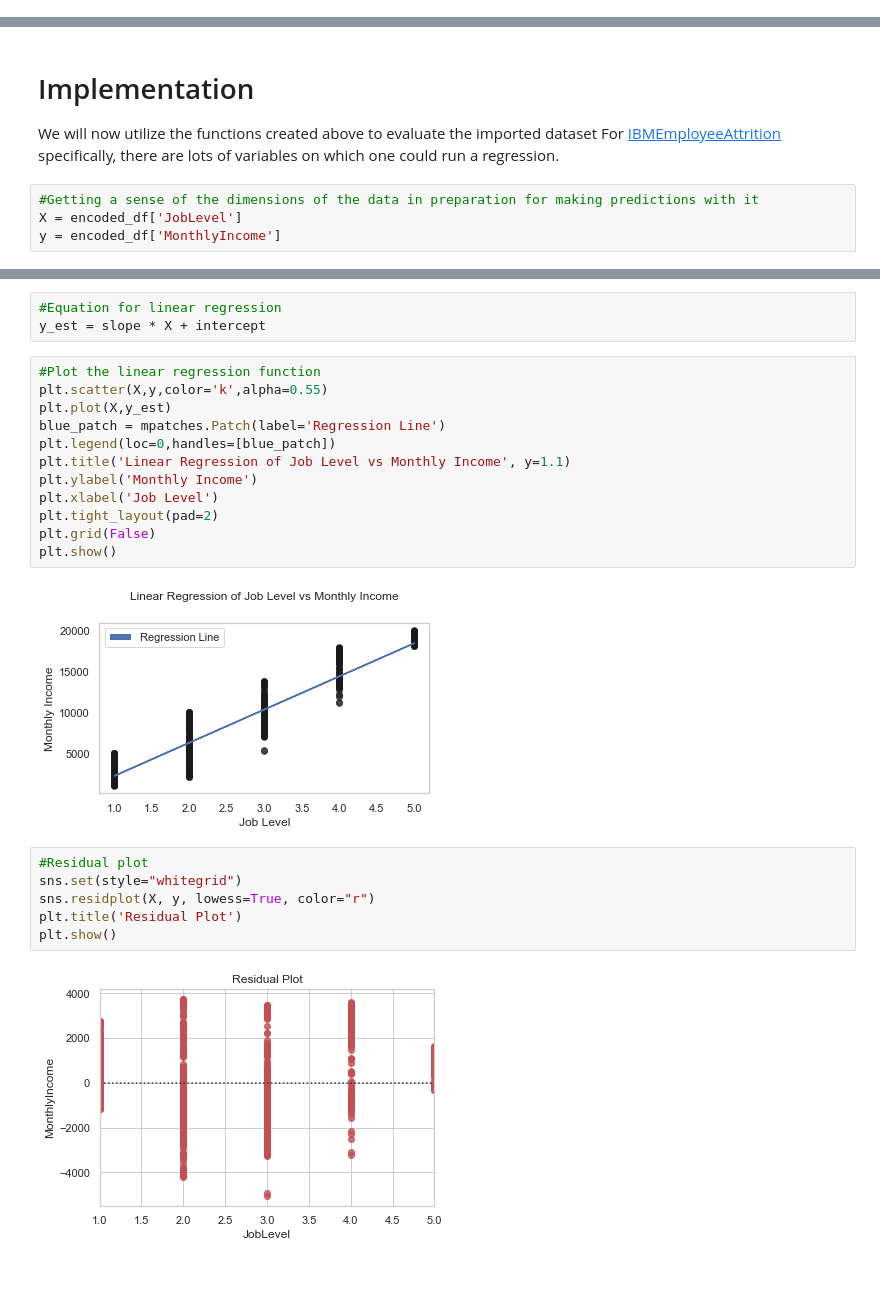
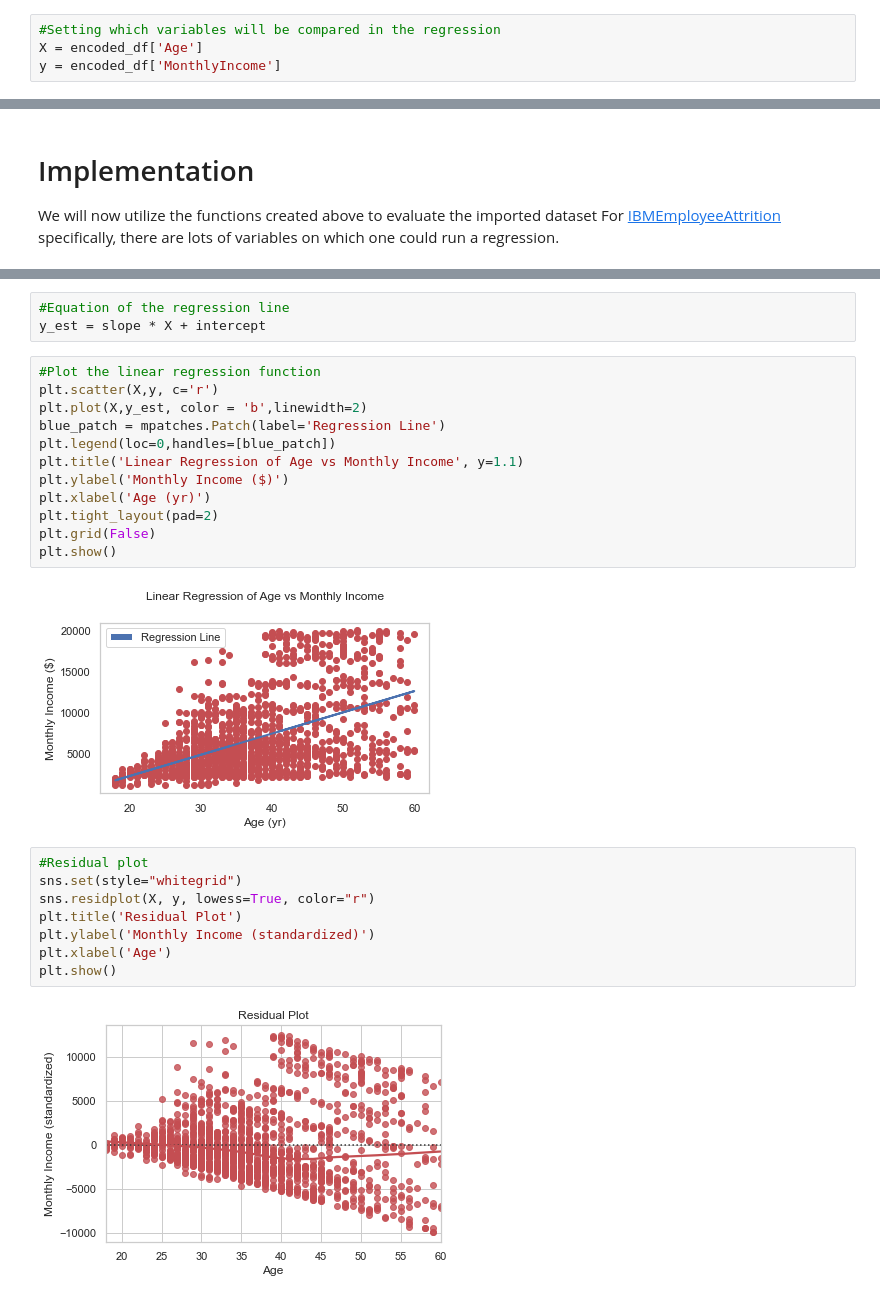
Before and after one commit to Madison-Bunting/INDE-577, a Jupyter notebook: supervised learning/1- linear regression/Linear Regression - from scratch.ipynb, the cells around one changed output, grey strips where cells are left out. Cells and saved outputs as stored; diff of their text form.

```diff
--- a/supervised learning/1- linear regression/Linear Regression - from scratch.ipynb
+++ b/supervised learning/1- linear regression/Linear Regression - from scratch.ipynb
@@ -76,6 +75,10 @@ def Covariance(X,Y):
 # %% [markdown]
 ## Pre-Processing
 Before we can run linear regression, we need to pre-process the data and encode labels. We will do this using sklearn's preprocessing package.
+# %%
+#Setting which variables will be compared in the regression
+X = encoded_df['Age']
+y = encoded_df['MonthlyIncome']
 # %%
 #Create a function which takes the dataset as input and ouputs the processed dataset
 def preprocessor(df):
@@ -98,9 +101,5 @@ encoded_df = preprocessor(df)
 # %% [markdown]
 # Implementation
 We will now utilize the functions created above to evaluate the imported dataset For [IBMEmployeeAttrition](https://github.com/Madison-Bunting/INDE-577/blob/main/IBMEmployeeAttrition.csv) specifically, there are lots of variables on which one could run a regression.
-# %%
-#Getting a sense of the dimensions of the data in preparation for making predictions with it
-X = encoded_df['JobLevel']
-y = encoded_df['MonthlyIncome']
 # %%
 #Divide the data into test and training sets
@@ -138,25 +119,27 @@ Correlation Coefficient: 0.938055972973744
 # %%
-#Equation for linear regression
+#Equation of the regression line
 y_est = slope * X + intercept
 # %%
 #Plot the linear regression function
-plt.scatter(X,y,color='k',alpha=0.55)
-plt.plot(X,y_est)
+plt.scatter(X,y, c='r')
+plt.plot(X,y_est, color = 'b',linewidth=2)
 blue_patch = mpatches.Patch(label='Regression Line')
 plt.legend(loc=0,handles=[blue_patch])
-plt.title('Linear Regression of Job Level vs Monthly Income', y=1.1)
-plt.ylabel('Monthly Income')
-plt.xlabel('Job Level')
+plt.title('Linear Regression of Age vs Monthly Income', y=1.1)
+plt.ylabel('Monthly Income ($)')
+plt.xlabel('Age (yr)')
 plt.tight_layout(pad=2)
 plt.grid(False)
 plt.show()
 # %% [output]
-[figure, old version]
+[figure, new version]
 # %%
 #Residual plot
 sns.set(style="whitegrid")
 sns.residplot(X, y, lowess=True, color="r")
 plt.title('Residual Plot')
+plt.ylabel('Monthly Income (standardized)')
+plt.xlabel('Age')
 plt.show()
 # %% [output]
-[figure, old version]
+[figure, new version]
```
Also changed, not shown: parts of 7 cells of this notebook.
